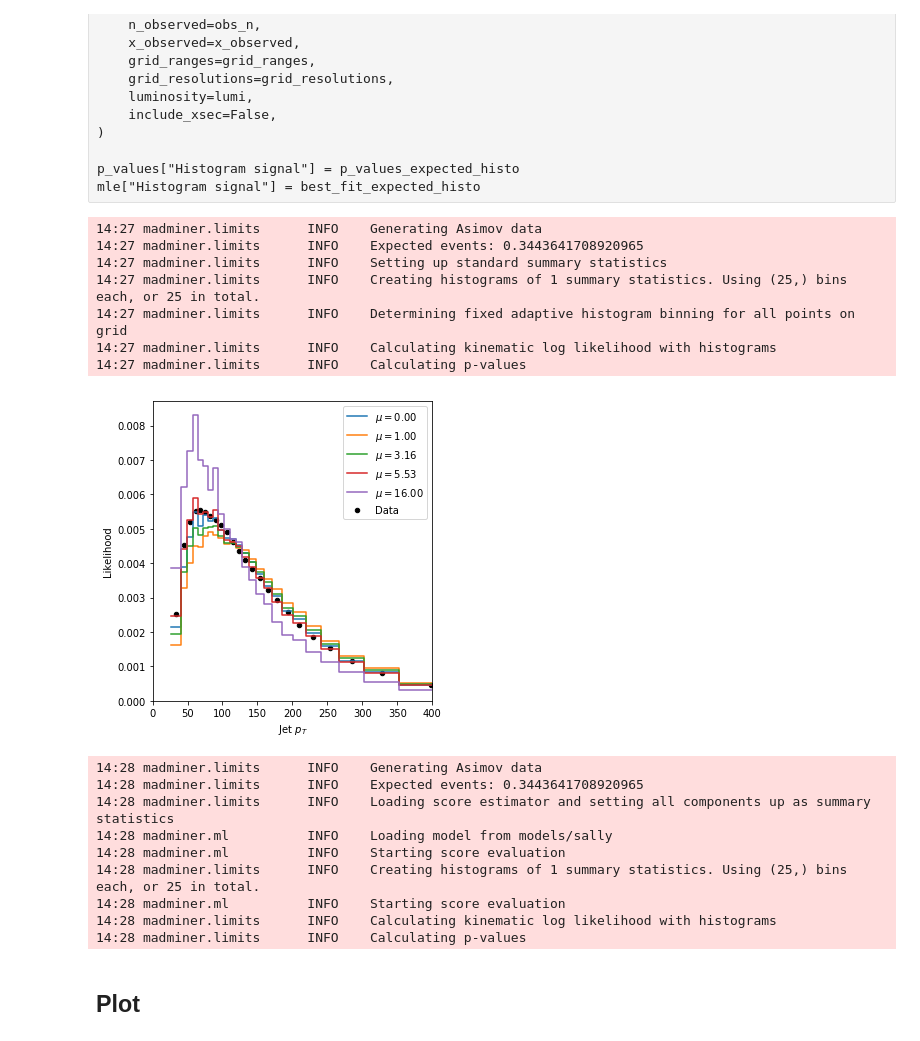
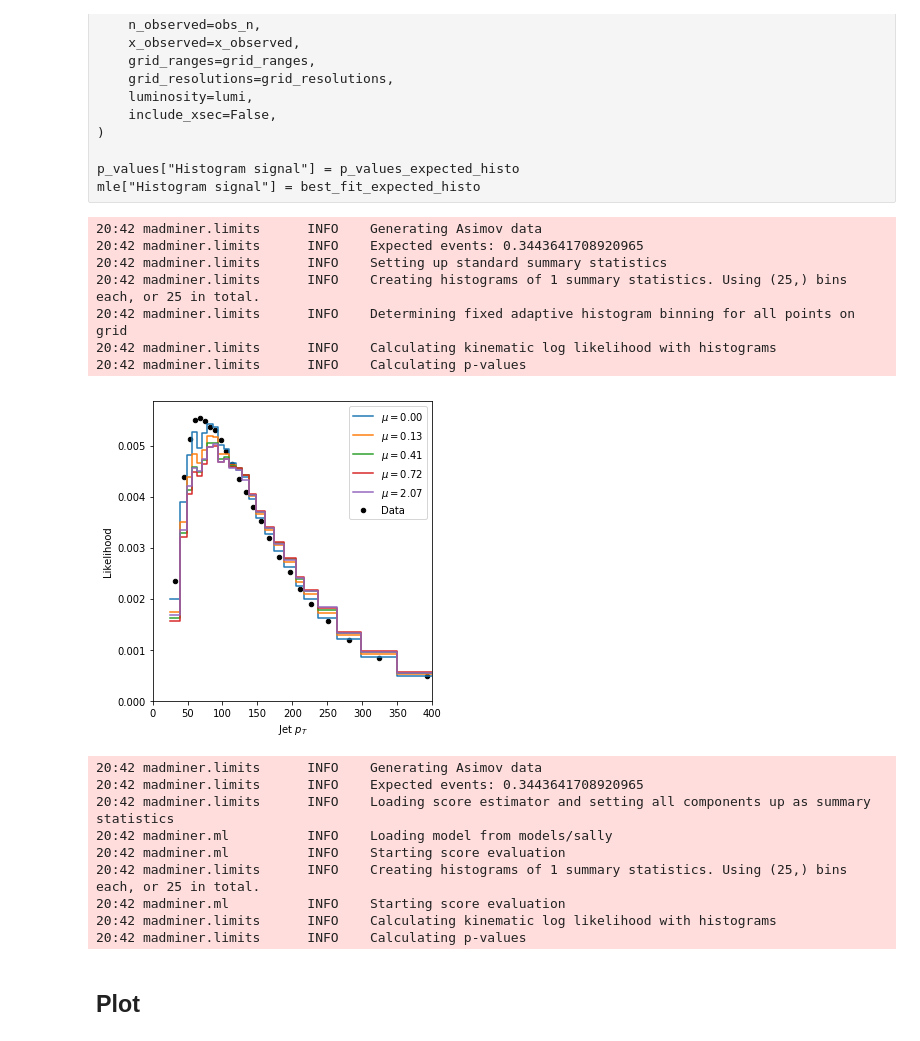
Before and after one commit to aghoshpub/LikelihoodFreeInterference, a Jupyter notebook: examples/tutorial_h4l/4a_limits.ipynb, the cells around one changed output. Drawn from its saved outputs; the diff is of its cells as text; code cells hidden in the pictures.

Commit message:
fixed training points for parameterised models

```diff
--- a/examples/tutorial_h4l/4a_limits.ipynb
+++ b/examples/tutorial_h4l/4a_limits.ipynb
@@ -62,7 +62,7 @@ This class provids two high-level functions:
 First we have to define the parameter grid on which we evaluate the p-values.
 # %%
 grid_ranges = [(0., 2.)]
-grid_resolutions = [31]
+grid_resolutions = [51]
 # %% [markdown]
 What luminosity (in inverse pb) are we talking about?
 # %%
@@ -396,33 +432,33 @@ theta_grid, p_values_expected_histo, best_fit_expected_histo, _, _, (histos, obs
 p_values["Histogram signal"] = p_values_expected_histo
 mle["Histogram signal"] = best_fit_expected_histo
 # %% [output]
-14:27 madminer.limits      INFO    Generating Asimov data
-14:27 madminer.limits      INFO    Expected events: 0.3443641708920965
-14:27 madminer.limits      INFO    Setting up standard summary statistics
-14:27 madminer.limits      INFO    Creating histograms of 1 summary statistics. Using (25,) bins each, or 25 in total.
-14:27 madminer.limits      INFO    Determining fixed adaptive histogram binning for all points on grid
-14:27 madminer.limits      INFO    Calculating kinematic log likelihood with histograms
-14:27 madminer.limits      INFO    Calculating p-values
+20:42 madminer.limits      INFO    Generating Asimov data
+20:42 madminer.limits      INFO    Expected events: 0.3443641708920965
+20:42 madminer.limits      INFO    Setting up standard summary statistics
+20:42 madminer.limits      INFO    Creating histograms of 1 summary statistics. Using (25,) bins each, or 25 in total.
+20:42 madminer.limits      INFO    Determining fixed adaptive histogram binning for all points on grid
+20:42 madminer.limits      INFO    Calculating kinematic log likelihood with histograms
+20:42 madminer.limits      INFO    Calculating p-values
 # %%
 #indices = [12 + i * 25 for i in [6,9,12,15,18]]
 #indices = [0,5,6,10,15,20]
 #indices = [0,3,16,31,50]
 #indices = [0,1,2,5,10]
-indices = [0,15,20,23,30]
+indices = [0,22,25,32,37,50]
 
 fig = plot_histograms(
     histos=[histos[i] for i in indices],
     observed=[observed[i] for i in indices],
     observed_weights=observed_weights,
     histo_labels=[r"$\mu = {:.2f}$".format(theta_grid[i,0]**4) for i in indices],
     xlabel="Jet $p_T$",
     xrange=(0.,400.),
     #xrange=(0.,5.),
 )
 
 plt.show()
 # %% [output]
-[figure, old version]
+[figure, new version]
 # %%
 theta_grid, p_values_expected_sally, best_fit_expected_sally, _, _, (histos, observed, observed_weights) = limits.expected_limits(
     mode="adaptive-sally",
@@ -440,15 +476,15 @@ theta_grid, p_values_expected_sally, best_fit_expected_sally, _, _, (histos, obs
 p_values["SALLY-adaptive signal"] = p_values_expected_sally
 mle["SALLY-adaptive signal"] = best_fit_expected_sally
 # %% [output]
-14:28 madminer.limits      INFO    Generating Asimov data
-14:28 madminer.limits      INFO    Expected events: 0.3443641708920965
-14:28 madminer.limits      INFO    Loading score estimator and setting all components up as summary statistics
-14:28 madminer.ml          INFO    Loading model from models/sally
-14:28 madminer.ml          INFO    Starting score evaluation
-14:28 madminer.limits      INFO    Creating histograms of 1 summary statistics. Using (25,) bins each, or 25 in total.
-14:28 madminer.ml          INFO    Starting score evaluation
-14:28 madminer.limits      INFO    Calculating kinematic log likelihood with histograms
-14:28 madminer.limits      INFO    Calculating p-values
+20:42 madminer.limits      INFO    Generating Asimov data
+20:42 madminer.limits      INFO    Expected events: 0.3443641708920965
+20:42 madminer.limits      INFO    Loading score estimator and setting all components up as summary statistics
+20:42 madminer.ml          INFO    Loading model from models/sally
+20:42 madminer.ml          INFO    Starting score evaluation
+20:42 madminer.limits      INFO    Creating histograms of 1 summary statistics. Using (25,) bins each, or 25 in total.
+20:42 madminer.ml          INFO    Starting score evaluation
+20:42 madminer.limits      INFO    Calculating kinematic log likelihood with histograms
+20:42 madminer.limits      INFO    Calculating p-values
 # %% [markdown]
 ## Plot
 # %% [markdown]
```
Also changed, not shown: parts of 14 cells of this notebook, 4 other files.
